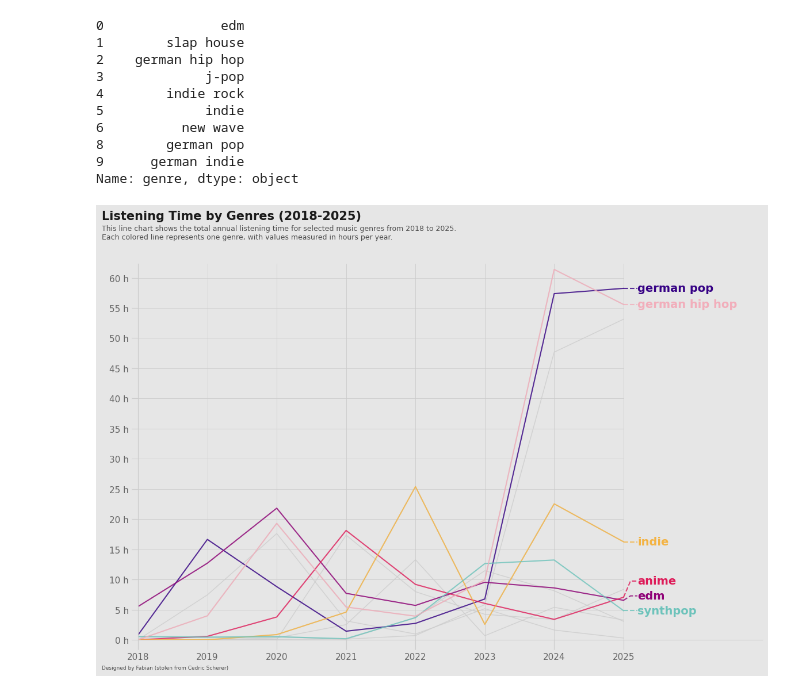
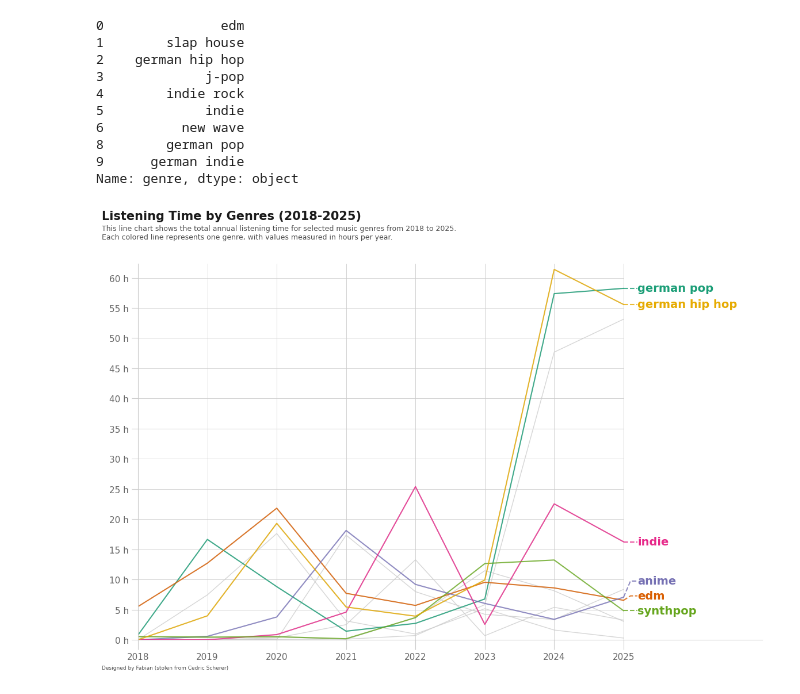
Before and after one commit to Innisvysom2/betterWrapped, a Jupyter notebook: betterWrapped.ipynb, the cells around one changed output. Cells and saved outputs as stored; diff of their text form; code cells hidden in the pictures.

```diff
--- a/betterWrapped.ipynb
+++ b/betterWrapped.ipynb
@@ -446,6 +464,8 @@ def plot(x_values, y_values, start, end, title="Scatter Plot", x_label="X", y_la
 # %%
 def get_listening_dates_counted(attribute, item, measuring_value, start, end, format):
-    if attribute == "genre":
+    if item == ["all"]:
+        df_filtered_item = df[(df["ts"] > start) & (df["ts"] < end)][[attribute, "date", "ms_played", "s_played", "min_played", "h_played", "d_played"]]
+    elif attribute == "genre":
         df_filtered_item = df[(df["ts"] > start) & (df["ts"] < end) & (df[attribute].fillna("").str.split(r",\s*").apply(lambda genres: any(target == g for g in genres for target in item)))][[attribute, "date", "ms_played", "s_played", "min_played", "h_played", "d_played"]]
     else:
         df_filtered_item = df[(df["ts"] > start) & (df["ts"] < end) & (df[attribute].isin(item))][[attribute, "date", "ms_played", "s_played", "min_played", "h_played", "d_played"]]
@@ -460,15 +480,15 @@ def get_listening_dates_counted(attribute, item, measuring_value, start, end, fo
     df_dates_filled.columns = ["date"]
     df_dates_item_filled = df_dates_filled.merge(df_dates_item, on="date", how="outer").sort_values("date").fillna(0)
 
-    if format == "average_monthday":
-        listening_dates_counted_average_monthday = df_dates_item_filled.groupby(df_dates_item_filled["date"].dt.day)[measuring_value].sum().reset_index()
-        return listening_dates_counted_average_monthday
-    elif format == "average_weekday":
-        listening_dates_counted_average_weekday = df_dates_item_filled.groupby(df_dates_item_filled["date"].dt.weekday)[measuring_value].sum().reset_index()
+    divisor_month = time_scope("last").year - time_scope("first").year
+    divisor_weekday = divisor_month*52
+
+    if format == "average_weekday":
+        listening_dates_counted_average_weekday = (df_dates_item_filled.groupby(df_dates_item_filled["date"].dt.weekday)[measuring_value].sum()/divisor_weekday).reset_index()
         listening_dates_counted_average_weekday["date"] = listening_dates_counted_average_weekday["date"].map(weekday_names)
         return listening_dates_counted_average_weekday
     elif format == "average_month":
-        listening_dates_counted_average_month = df_dates_item_filled.groupby(df_dates_item_filled["date"].dt.month)[measuring_value].sum().reset_index()
+        listening_dates_counted_average_month = (df_dates_item_filled.groupby(df_dates_item_filled["date"].dt.month)[measuring_value].sum()/divisor_month).reset_index()
         listening_dates_counted_average_month["date"] = listening_dates_counted_average_month["date"].map(month_names)
         return listening_dates_counted_average_month
     elif format == "day":
@@ -482,11 +502,11 @@ def get_listening_dates_counted(attribute, item, measuring_value, start, end, fo
         return df_dates_item_filled_year
 # %%
 attribute = "genre" #artist_name, track_name, genre, album_name, country_name, region_name, city_name or platform
-item = ["djent"] #enter an item (or items) contained in attribute
+item = ["all"] #enter an item (or items) contained in attribute, in the form of a list. Or ["all"] for the whole df
 measuring_value = "h_played" #count, ms_played, s_played, min_played, h_played, d_played
 start = time_scope("first") #"year-month-day" or "first"
 end = time_scope("last") #"year-month-day" or "last"
-format = "year" #average_monthday, average_weekday, average_month, day, month, year
+format = "average_weekday" #average_weekday, average_month, day, month, year
 
 x = get_listening_dates_counted(attribute, item, measuring_value, start, end, format)["date"]
 y = get_listening_dates_counted(attribute, item, measuring_value, start, end, format)[measuring_value]
@@ -498,6 +520,6 @@ plot(x, y, start, end, f"{dict_att_disp[attribute]}s ({item})", format, dict_att
 # %%
 attribute = "genre" #artist_name, track_name, genre, album_name, country_name, region_name, city_name or platform
-top_count = 6 #the top n will be returned
+top_count = 7 #the top n will be returned
 sorting_value = "listening_time" #track_count or listening_time
 time_format = "h_played" #ms_played, s_played, min_played, h_played, d_played
 start = time_scope("first") #"year-month-day" or "first"
@@ -518,6 +541,8 @@ df_top_attributes
 Name: genre, dtype: object
 # %%
-year_periods = pd.date_range(start=time_scope("first"), end=time_scope("last"), freq="YE") #periods=top_count+1,
+#top_count = time_scope("last").year - time_scope("first").year - 1
+#year_periods = pd.date_range(start=time_scope("first"), end=time_scope("last"), freq="YE") #periods=top_count+1,
+year_periods = pd.date_range(start=time_scope("first"), end=time_scope("last"), periods=top_count+1)
 lst_top_attributes = []
 for i in range(top_count):
     lst_top_attributes.append(get_top_data(attribute, sorting_value, time_format, 1, year_periods[i], year_periods[i+1])[attribute].iloc[0])
@@ -562,6 +587,8 @@ def enforce_tolerance(values, tolerance):
     values.sort(key=lambda x: x[1])
     return [x[0] for x in values]
 # %%
+color_scheme = COLOR_SCALE_10
+
 lst_y_max = []
 for attr in df_top_attributes:
     lst_y_max.append(get_listening_dates_counted(attribute, [attr], measuring_value, start, end, format)[measuring_value].max())
@@ -571,8 +598,8 @@ y_max = max(lst_y_max)
 
 fig, ax = plt.subplots(figsize = (14, 8.5))
 
-fig.patch.set_facecolor(GREY_SCALE[9])
-ax.set_facecolor(GREY_SCALE[9])
+fig.patch.set_facecolor(GREY_SCALE[10])
+ax.set_facecolor(GREY_SCALE[10])
 
 ax.vlines(x=np.arange(start.year+1, end.year+1), ymin=0, ymax=y_max+1, color=GREY_SCALE[8], lw=0.6)
 ax.hlines(y=np.arange(5 if measuring_value == "h_played" else 30, y_max, 5 if measuring_value == "h_played" else 30), xmin=start.year, xmax=end.year, color=GREY_SCALE[8], lw=0.6)
@@ -585,13 +612,12 @@ for idx, genre in enumerate(df_mid_attributes):
 for idx, genre in enumerate(df_top_attributes):
     x = get_listening_dates_counted(attribute, [genre], measuring_value, start, end, format)["date"]
     y = get_listening_dates_counted(attribute, [genre], measuring_value, start, end, format)[measuring_value]
-    ax.plot(x, y, lw=1.5, alpha=0.8, color=RETRO_SCALE[idx])
-    #ax.fill_between(x, y, where=(x > year_periods[idx].year) & (x < year_periods[idx+1].year), alpha=0.3, color=color)
+    ax.plot(x, y, lw=1.5, alpha=0.8, color=color_scheme[idx])
 
 label_position_y = enforce_tolerance([get_listening_dates_counted(attribute, [df_top_attributes.iloc[x]], measuring_value, start, end, format)[measuring_value].iloc[-1] for x in range(len(df_top_attributes))], tolerance=y_max/25)
 
 for idx, genre in enumerate(df_top_attributes):
-    color = RETRO_SCALE[idx]
+    color = color_scheme[idx]
 
     y_start = get_listening_dates_counted(attribute, [genre], measuring_value, start, end, format)[measuring_value].iloc[-1]
     y_end = label_position_y[idx]
@@ -632,37 +658,36 @@ ax.spines["bottom"].set_color(GREY_SCALE[8])
 ax.spines["right"].set_color("none")
 ax.spines["top"].set_color("none")
 
-
 fig.text(
     0.08,
     0.97,
     f"Listening Time by {dict_att_disp[attribute]}s ({start.year}-{end.year})",
     color=GREY_SCALE[1],
     fontsize=15,
     fontname="DejaVu Sans",
     weight="bold"
 )
 
 fig.text(
     0.08,
     0.93,
     f"\nThis line chart shows the total annual listening time for selected music {dict_att_disp[attribute].lower()}s from {start.year} to {end.year}.\nEach colored line represents one {dict_att_disp[attribute].lower()}, with values measured in {dict_att_disp[measuring_value].lower()} per {format}.",
     ha="left",
     color=GREY_SCALE[3],
     fontname="DejaVu Sans",
     fontsize=9,
 )
 
 fig.text(
     0.08,
     0.05,
     "Designed by Fabian (stolen from Cedric Scherer)",
     fontname="DejaVu Sans",
     fontsize=6.5,
     color=GREY_SCALE[3],
     ha="left"
 )
 
 plt.show()
 # %% [output]
-[figure, old version]
+[figure, new version]
```
Also changed, not shown: parts of 12 cells of this notebook.
